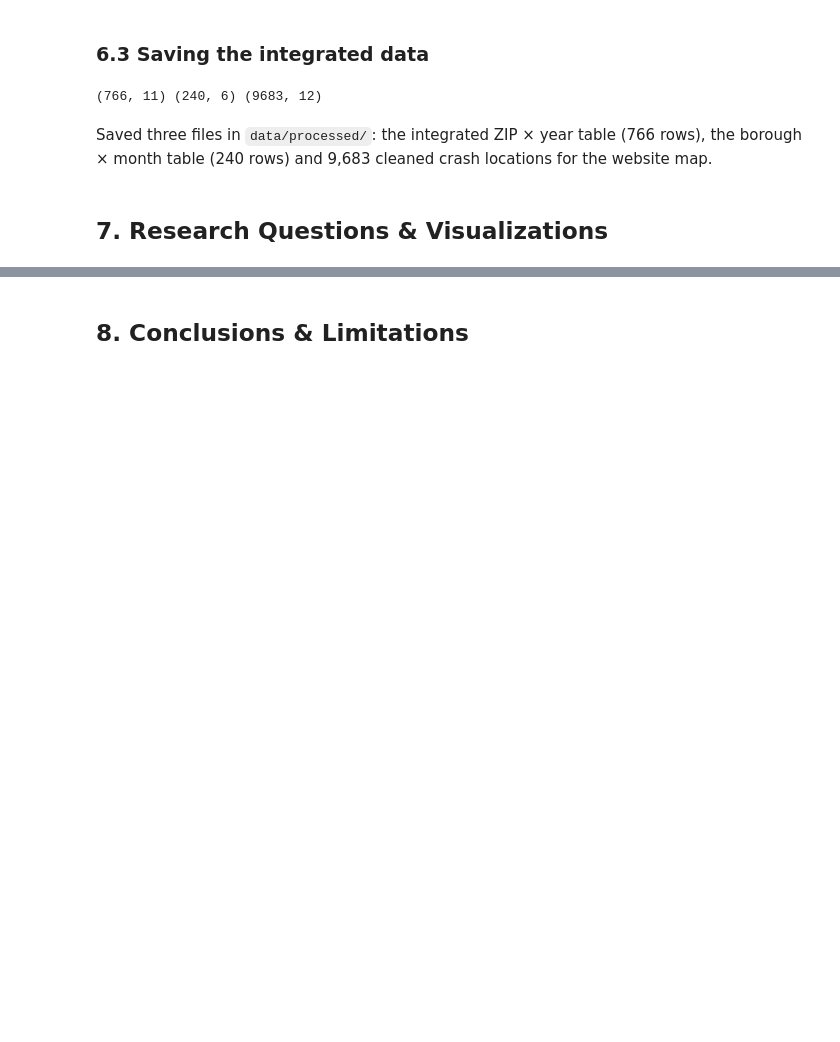
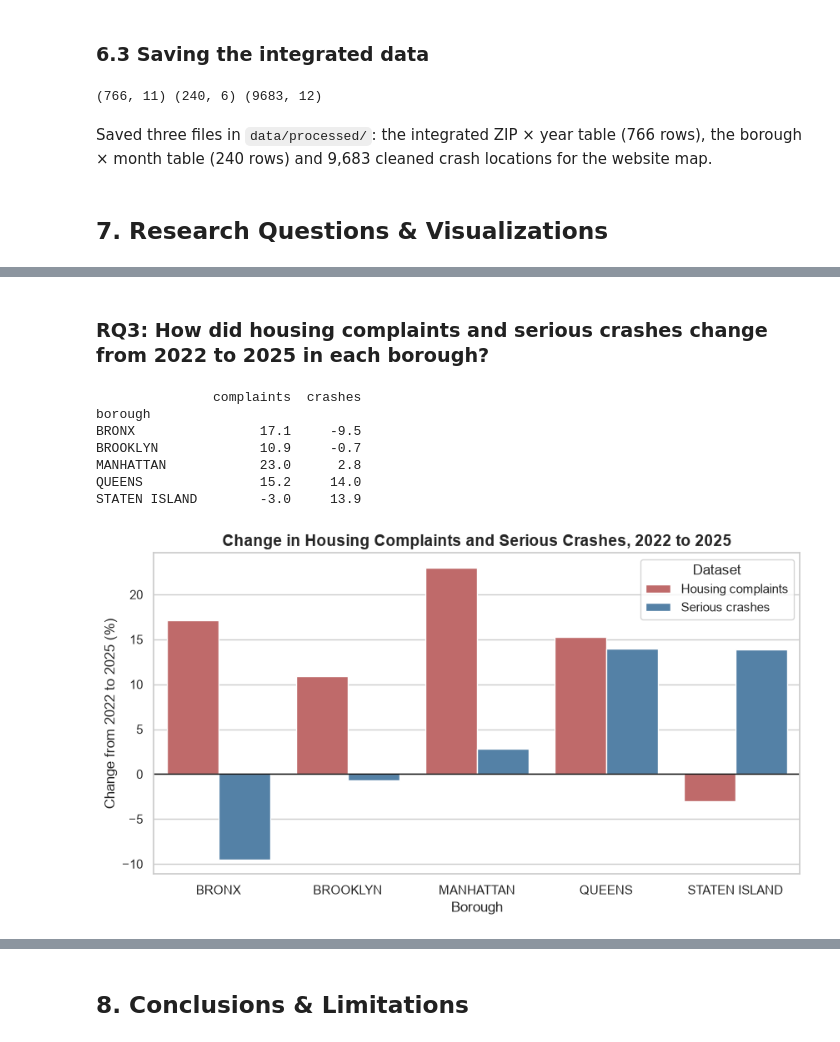
Before and after one commit to JanaHaririi/nyc-housing-transit, a Jupyter notebook: notebooks/nyc_housing_transit.ipynb, the cells around one changed output, grey strips where cells are left out. Drawn from its saved outputs; the diff is of its cells as text; code cells hidden in the pictures; blank space fills up the shorter version.

```diff
--- a/notebooks/nyc_housing_transit.ipynb
+++ b/notebooks/nyc_housing_transit.ipynb
@@ -961,0 +1012,31 @@ Saved three files in `data/processed/`: the integrated ZIP × year table (766 ro
+# %% [markdown]
+### RQ3: How did housing complaints and serious crashes change from 2022 to 2025 in each borough?
+# %%
+# Totals per borough and year
+yearly = df_borough_month.groupby(['borough', 'year'])[['complaints', 'crashes']].sum()
+
+# Percentage change from 2022 to 2025
+change = (yearly.xs(2025, level='year') / yearly.xs(2022, level='year') - 1) * 100
+print(change.round(1))
+
+# Long format so both datasets can be shown side by side
+change_long = change.reset_index().melt(id_vars='borough', var_name='dataset', value_name='change')
+change_long['dataset'] = change_long['dataset'].replace({'complaints': 'Housing complaints', 'crashes': 'Serious crashes'})
+
+plt.figure(figsize=(10, 5))
+sns.barplot(data=change_long, x='borough', y='change', hue='dataset', palette=['indianred', 'steelblue'])
+plt.axhline(0, color='black', linewidth=1)
+plt.title("Change in Housing Complaints and Serious Crashes, 2022 to 2025", fontsize=14, weight="bold")
+plt.xlabel("Borough")
+plt.ylabel("Change from 2022 to 2025 (%)")
+plt.legend(title="Dataset")
+plt.show()
+# %% [output]
+               complaints  crashes
+borough
+BRONX                17.1     -9.5
+BROOKLYN             10.9     -0.7
+MANHATTAN            23.0      2.8
+QUEENS               15.2     14.0
+STATEN ISLAND        -3.0     13.9
+[figure, added]
```
Also changed, not shown: parts of 23 cells of this notebook.
